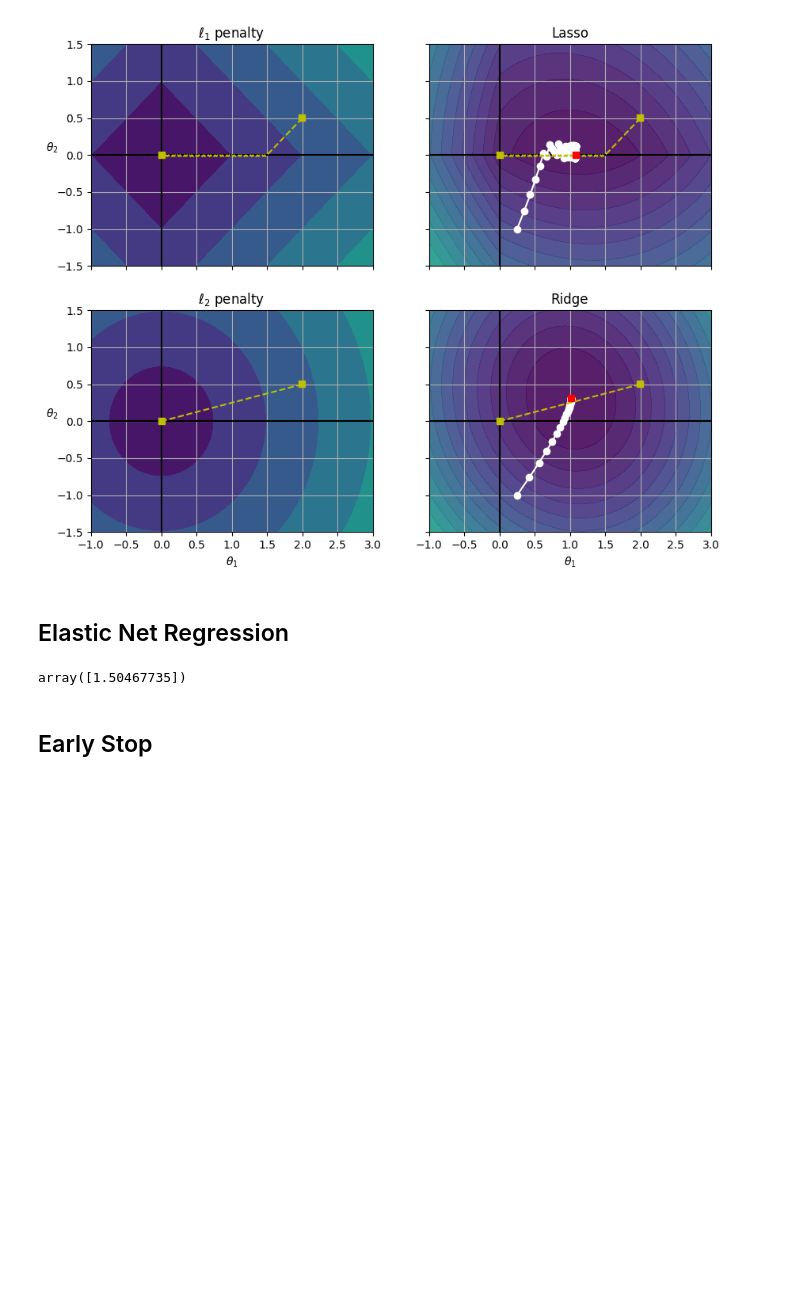
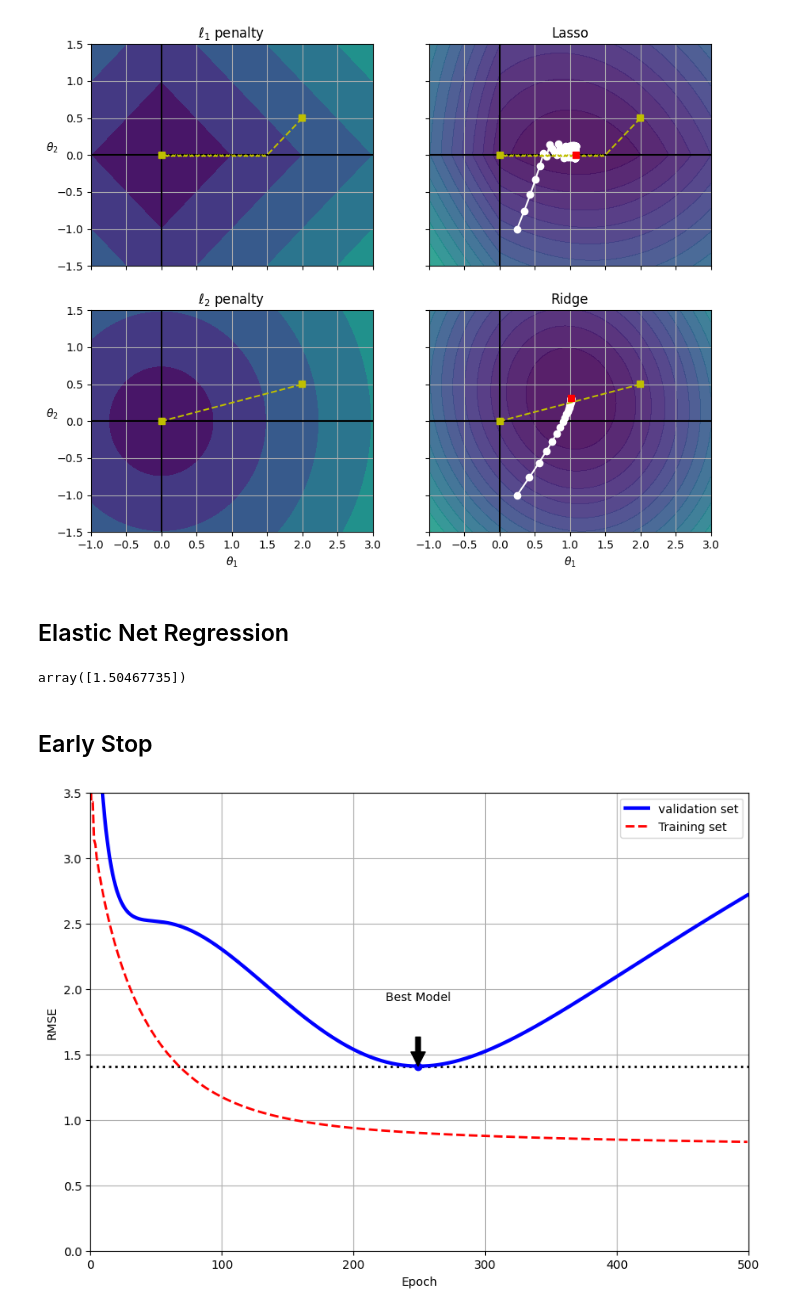
Before and after one commit to sunodmongia/Linear-Models, a Jupyter notebook: linear-model.ipynb, the cells around one changed output. Saved outputs shown, nothing was run; the diff lists cells and outputs as text; code cells hidden in the pictures; blank space fills up the shorter version.

```diff
--- a/linear-model.ipynb
+++ b/linear-model.ipynb
@@ -618,36 +618,65 @@ from sklearn.model_selection import train_test_split
 
 np.random.seed(42)
 m = 100
 X = 6 * np.random.rand(m, 1) - 3
 y = 0.5 * X**2 + X + 2 + np.random.randn(m, 1)
 
-X_train, y_train, X_valid, y_valid = train_test_split(
-    X, y, test_size=0.5, random_state=42
-)
+
+X_train, y_train = X[: m // 2], y[: m // 2, 0]
+X_valid, y_valid = X[m // 2 :], y[m // 2 :, 0]
+
+# X_train, X_valid, y_train, y_valid = train_test_split(
+#     X, y.ravel(), test_size=0.5, random_state=42
+# )
 
 preprocessing = Pipeline(
     [
         ("polynomial", PolynomialFeatures(degree=90, include_bias=False)),
         ("standarding_scaling", StandardScaler()),
     ]
 )
 
 X_train_prep = preprocessing.fit_transform(X_train)
-X_valid_prep = preprocessing.fit(X_valid)
+X_valid_prep = preprocessing.transform(X_valid)
 
 sgd_reg = SGDRegressor(penalty=None, eta0=0.002, random_state=42)
 n_epochs = 500
 best_valid_rmse = float("inf")
 train_errors, val_errors = [], []
 
 
 for epochs in range(n_epochs):
-    sgd_reg.partial_fit(X_train_prep, y_train)
+    sgd_reg.partial_fit(X_train_prep, y_train.ravel())
     y_valid_predict = sgd_reg.predict(X_valid_prep)
     val_error = root_mean_squared_error(y_valid, y_valid_predict)
     if val_error < best_valid_rmse:
         best_valid_rmse = val_error
         best_model = deepcopy(sgd_reg)
 
     y_train_predict = sgd_reg.predict(X_train_prep)
-    train_errors = root_mean_squared_error(y_train, y_train_predict)
+    train_error = root_mean_squared_error(y_train, y_train_predict)
+    val_errors.append(val_error)
+    train_errors.append(train_error)
+
+best_epoch = np.argmin(val_errors)
+plt.figure(figsize=(10, 7))
+plt.annotate(
+    "Best Model",
+    xy=(best_epoch, best_valid_rmse),
+    xytext=(best_epoch, best_valid_rmse + 0.5),
+    ha="center",
+    arrowprops=dict(facecolor="black", shrink=0.5),
+)
+
+plt.plot([0, n_epochs], [best_valid_rmse, best_valid_rmse], "k:", linewidth=2)
+plt.plot(val_errors, "b-", linewidth=3, label="validation set")
+plt.plot(best_epoch, best_valid_rmse, "bo")
+plt.plot(train_errors, "r--", linewidth=2, label="Training set")
+plt.legend()
+plt.xlabel("Epoch")
+plt.ylabel("RMSE")
+plt.axis([0, n_epochs, 0, 3.5])
+plt.grid()
+plt.show()
+# %% [output]
+[figure, added]
```
Also changed, not shown: 1 other file.
